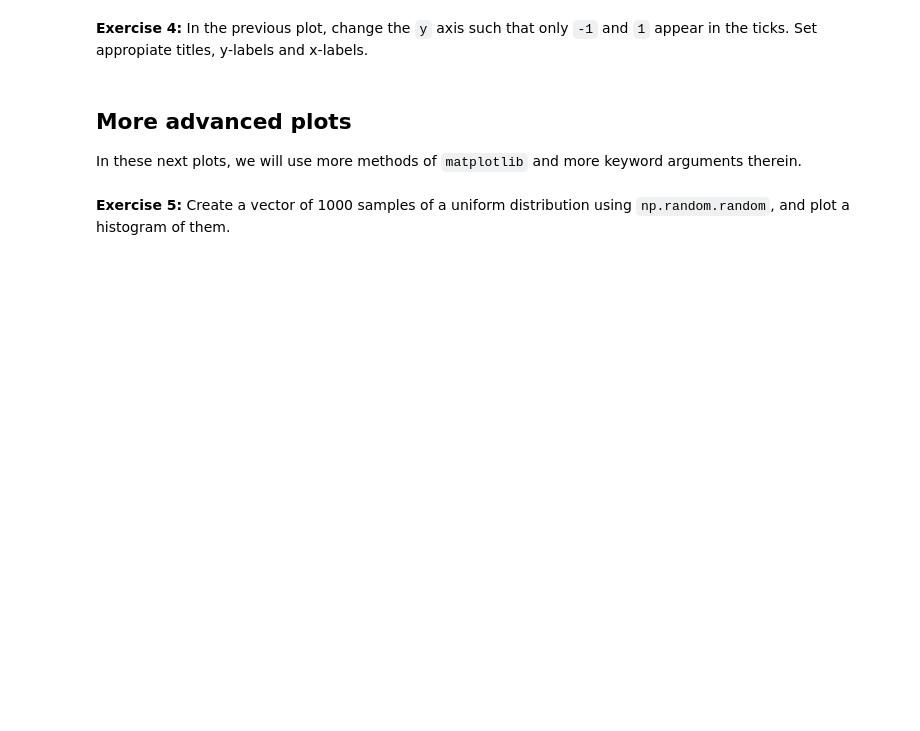
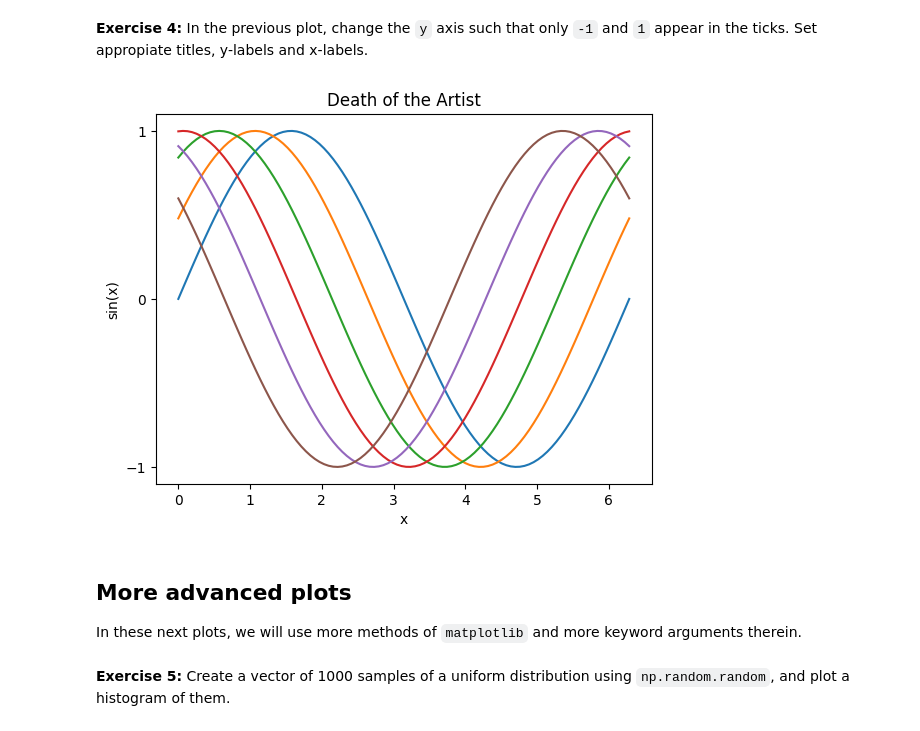
Before and after one commit to TheColorman/ITU, a Jupyter notebook: MALEA/Exercises/1/3a_plotting_exercises_matplotlib_and_seaborn.ipynb, the cells around one changed output. Drawn from its saved outputs; the diff is of its cells as text; code cells hidden in the pictures; blank space fills up the shorter version.

```diff
--- a/MALEA/Exercises/1/3a_plotting_exercises_matplotlib_and_seaborn.ipynb
+++ b/MALEA/Exercises/1/3a_plotting_exercises_matplotlib_and_seaborn.ipynb
@@ -41,3 +74,14 @@ The most basic `matplotlib` plot uses two `numpy` arrays.
+# %%
+# multiple sin with styling
+for i in range(6):
+    plt.plot(x, np.sin(x + i * 0.5))
+plt.yticks(np.arange(-1, 2, 1))
+plt.xlabel("x")
+plt.ylabel("sin(x)")
+plt.title("Death of the Artist")
+plt.show()
+# %% [output]
+[figure, added]
 # %% [markdown]
 ## More advanced plots
 
```
Also changed, not shown: parts of 15 cells of this notebook, 3 other files.
